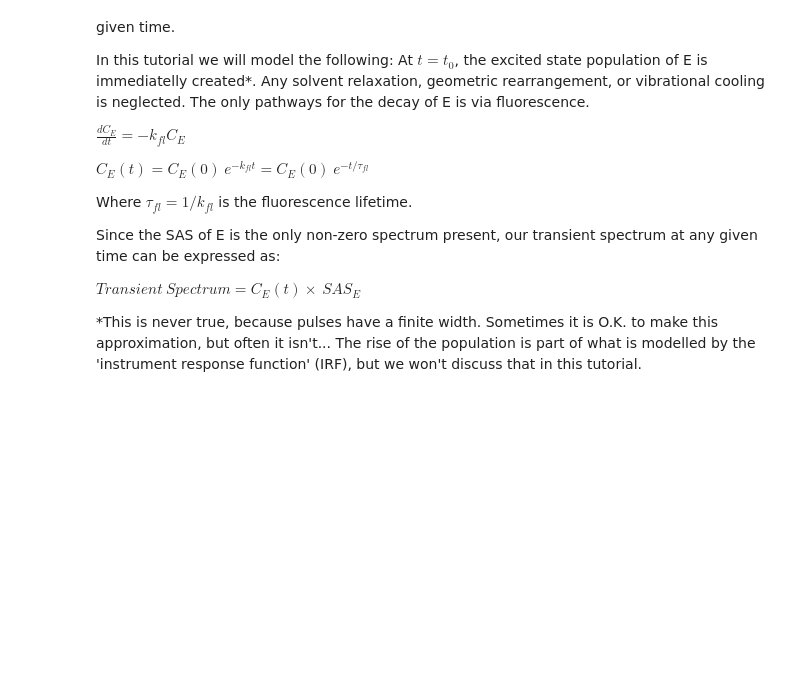
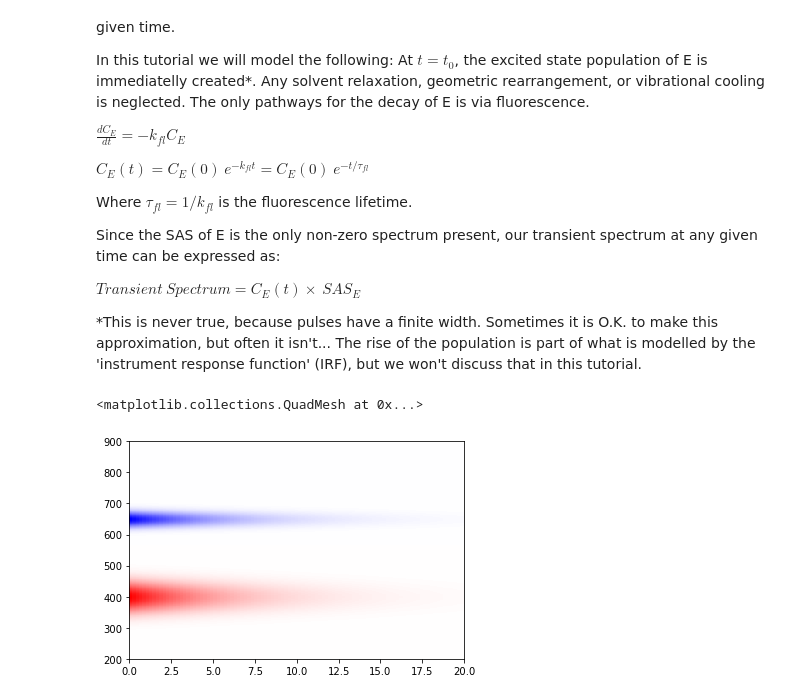
Before and after one commit to MaxParadiz/Tests, a Jupyter notebook: tutorial.ipynb, the cells around one changed output. Cells and saved outputs as stored; diff of their text form; code cells hidden in the pictures; blank space fills up the shorter version.

```diff
--- a/tutorial.ipynb
+++ b/tutorial.ipynb
@@ -12,7 +12,7 @@ Lets begin by plotting the ideal absorption spectra of these two molecules.
 import numpy as np
 import matplotlib.pyplot as plt
 
-Wavelength_Range = np.linspace(200,900,700)
+Wavelength_Range = np.linspace(200,900,701)
 
 # The simple way to define a gaussian is: a*e^{-((x-b)/c)**2}. In the form below, I am expressing it in terms
 # of the full-width half maximum instead of 'c'.
@@ -98,12 +98,19 @@ $Transient \ Spectrum = C_{E}(t) \times \ SAS_E$
 # %%
 # Lets define the function CE(t)
 
 CEt = lambda tau,CE0,t : CE0*np.exp(-t/tau)
 
 # Lets define t to go from 0 to 20 ns...
 
 t = np.linspace(0,20,100)
 
 # Now lets let CE0 = 1, assign a fluorescence lifetime of 10 ns to our excited state, and create the CEt vector...
 
-CEt_vector = CEt(10,1,t)
+CEt_vector = CEt(5,1,t)
+
+TS = np.outer(SAS_E,CEt_vector)
+
+plt.pcolormesh(t,Wavelength_Range,TS,cmap='bwr')
+# %% [output]
+<matplotlib.collections.QuadMesh at 0x...>
+[figure, added]
```
Also changed, not shown: parts of 3 cells of this notebook.
